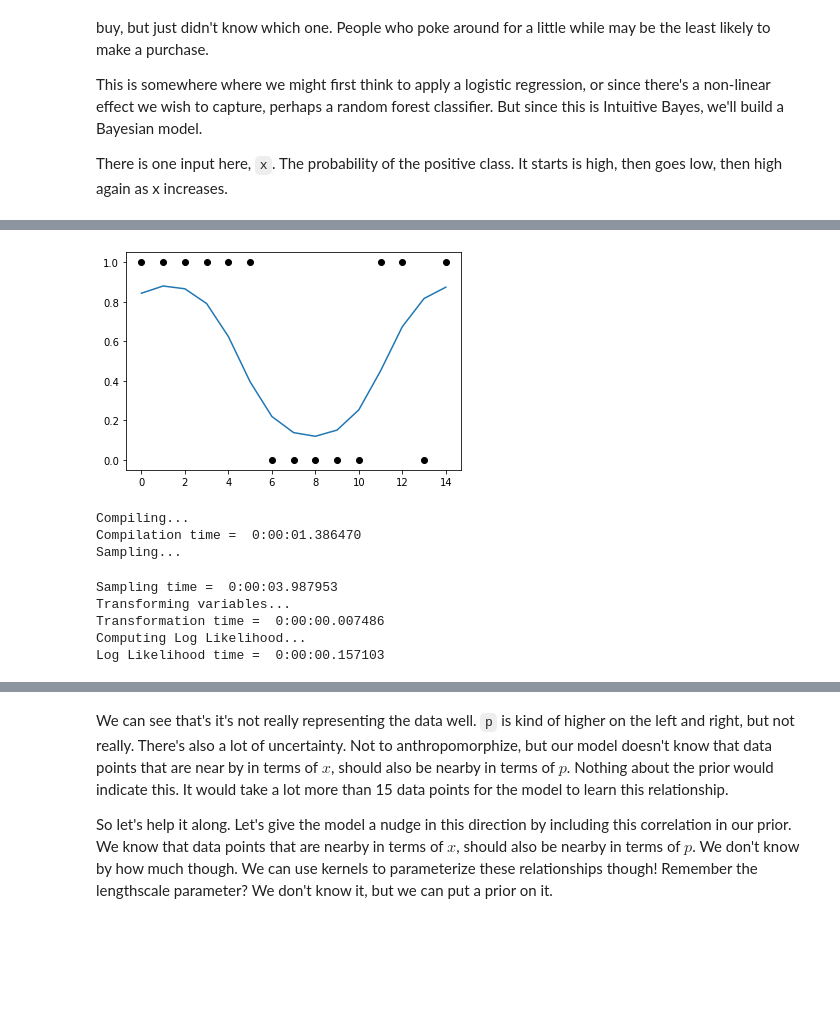
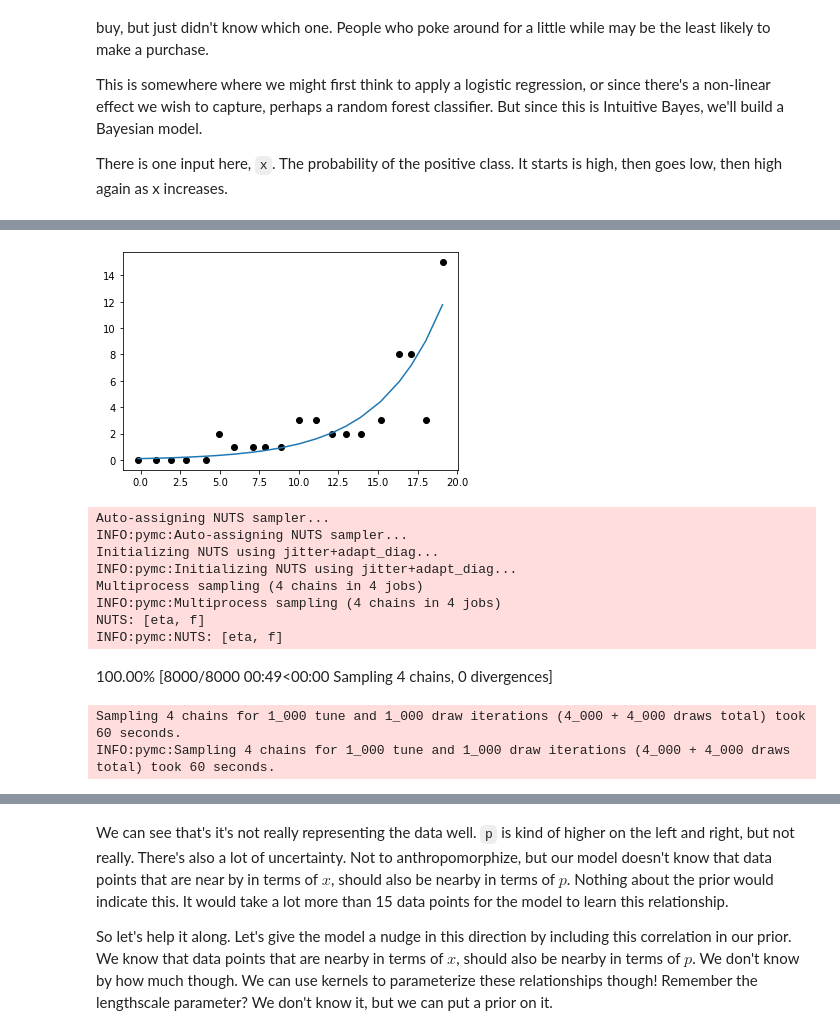
Before and after one commit to bwengals/etc, a Jupyter notebook: Lesson03_Random_Functions.ipynb, the cells around one changed output, grey strips where cells are left out. Cells and saved outputs as stored; diff of their text form; code cells hidden in the pictures; blank space fills up the shorter version.

```diff
--- a/Lesson03_Random_Functions.ipynb
+++ b/Lesson03_Random_Functions.ipynb
@@ -381,9 +60,13 @@ There is one input here, `x`.  The probability of the positive class.  It starts
 # %%
-x = np.arange(15)
-p_true = at.sigmoid(2 * np.sin(2 * np.pi * x * 0.075 + 1.0)).eval()
-y = np.random.binomial(1, p=p_true)
+np.random.seed(50)
+
+N = 20
+x = np.arange(N) + 0.1*np.random.randn(N) # not exactly on round numbers
+
+mu_true = 0.1 * np.exp(0.25 * x)
+y = np.random.poisson(lam=mu_true)
 
 plt.plot(x, y, "ok");
-plt.plot(x, p_true);
+plt.plot(x, mu_true);
 # %% [output]
-[figure, old version]
+[figure, new version]
@@ -402,20 +83,23 @@ with pm.Model() as model:
     cov = eta**2 * np.diag(np.ones(N))
     f = pm.MvNormal("f", mu=mu, cov=cov)
 
-    p = at.sigmoid(f)
-    lik = pm.Bernoulli("lik", p=p, observed=y)
+    mu = pm.Deterministic("mu", pm.math.exp(f))
+    lik = pm.Poisson("lik", mu=mu, observed=y)
 
 with model:
-    idata = pm.sampling_jax.sample_numpyro_nuts(target_accept=0.9)
+    idata = pm.sample(target_accept=0.95)
 # %% [output]
-Compiling...
-Compilation time =  0:00:01.386470
-Sampling...
+Auto-assigning NUTS sampler...
+INFO:pymc:Auto-assigning NUTS sampler...
+Initializing NUTS using jitter+adapt_diag...
+INFO:pymc:Initializing NUTS using jitter+adapt_diag...
+Multiprocess sampling (4 chains in 4 jobs)
+INFO:pymc:Multiprocess sampling (4 chains in 4 jobs)
+NUTS: [eta, f]
+INFO:pymc:NUTS: [eta, f]
+100.00% [8000/8000 00:49<00:00 Sampling 4 chains, 0 divergences]
-Sampling time =  0:00:03.987953
-Transforming variables...
-Transformation time =  0:00:00.007486
-Computing Log Likelihood...
-Log Likelihood time =  0:00:00.157103
+Sampling 4 chains for 1_000 tune and 1_000 draw iterations (4_000 + 4_000 draws total) took 60 seconds.
+INFO:pymc:Sampling 4 chains for 1_000 tune and 1_000 draw iterations (4_000 + 4_000 draws total) took 60 seconds.
 # %%
 az.plot_posterior(idata, var_names=['eta']);
 # %% [output]
```
Also changed, not shown: parts of 65 cells of this notebook, 3 other files.
